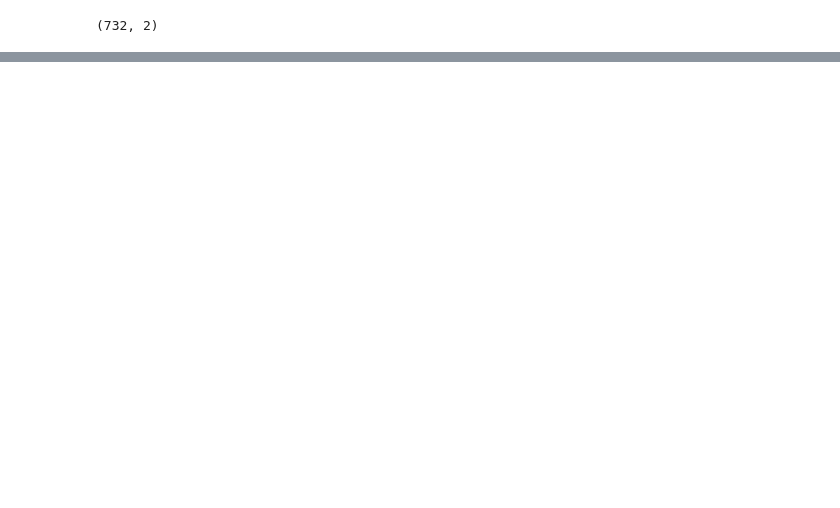
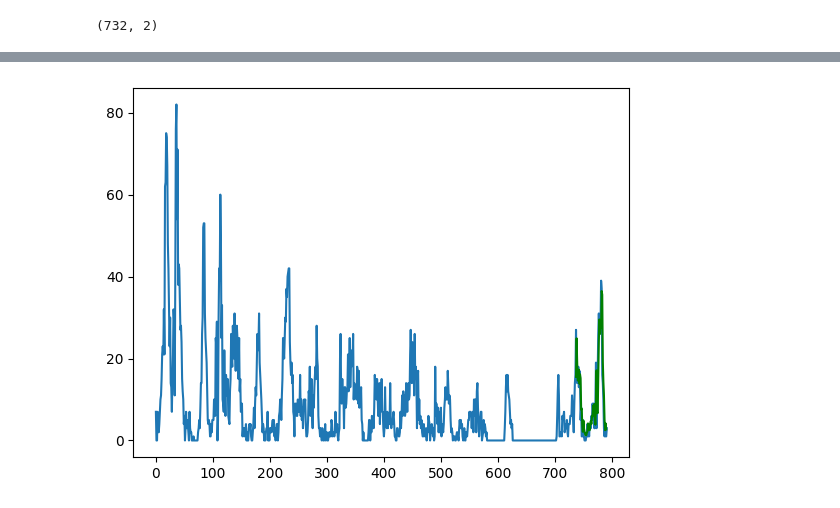
Before and after one commit to meonghiem/GR3, a Jupyter notebook: src/LSTM.ipynb, the cells around one changed output, grey strips where cells are left out. Cells and saved outputs as stored; diff of their text form; code cells hidden in the pictures; blank space fills up the shorter version.

```diff
--- a/src/LSTM.ipynb
+++ b/src/LSTM.ipynb
@@ -1,25 +1,32 @@
 # %%
 from pandas import read_csv
 #Load data set
-series_influ_A_df = read_csv('../data/vietnam_flu_A.csv')
+series_influ_A_df = read_csv('../data/vietnam_flu_A.csv', usecols=[1], engine='python')
+# series_influ_A_df = series_influ_A_df["Influenza A - All types of surveillance"]
 series_influ_A_df = series_influ_A_df.dropna()
+series_influ_A_df = series_influ_A_df.astype('float32')
+series_influ_A_df = series_influ_A_df.values
+# normalize the dataset
+from sklearn.preprocessing import MinMaxScaler
+scaler = MinMaxScaler(feature_range=(0, 1))
+dataset = scaler.fit_transform(series_influ_A_df)
 # Create Training and Test
-train = series_influ_A_df["Influenza A - All types of surveillance"][:735]
-test = series_influ_A_df["Influenza A - All types of surveillance"][735:]
+train = dataset[:735, :]
+test = dataset[735:, :]
 # %%
 import numpy as np
 # convert an array of values into a dataset matrix
 def create_dataset(dataset, look_back=1):
     dataX, dataY = [], []
     for i in range(len(dataset)-look_back-1):
-        a = dataset[i:(i+look_back)]
+        a = dataset[i:(i+look_back), 0]
         dataX.append(a)
-        dataY.append(dataset[i + look_back])
+        dataY.append(dataset[i + look_back, 0])
     return np.array(dataX), np.array(dataY)
 # %%
 look_back = 2
-trainX, trainY = create_dataset(train.to_numpy(copy=True), look_back)
-testX, testY = create_dataset(test.to_numpy(copy=True), look_back)
+trainX, trainY = create_dataset(train, look_back)
+testX, testY = create_dataset(test, look_back)
 # %%
 print(trainX.shape)
 # reshape input to be [samples, time steps, features]
@@ -40,0 +68,11 @@ model.fit(trainX, trainY, epochs=100, batch_size=1, verbose=2)
+# %%
+from sklearn.metrics import mean_squared_error
+# make predictions
+testPredict = model.predict(testX)
+# invert predictions
+testPredict = scaler.inverse_transform(testPredict)
+testY_ = scaler.inverse_transform([testY])
+print(testY_)
+# calculate root mean squared error
+testScore = np.sqrt(mean_squared_error(testY_[0], testPredict[:,0]))
+print('Test Score: %.2f RMSE' % (testScore))
@@ -40,0 +91,10 @@ model.fit(trainX, trainY, epochs=100, batch_size=1, verbose=2)
+# %%
+import matplotlib.pyplot as plt
+testPredictPlot = np.empty_like(dataset)
+testPredictPlot[:, :] = np.nan
+testPredictPlot[len(trainX)+(look_back*2)+1:len(dataset)-1, :] = testPredict
+plt.plot(scaler.inverse_transform(dataset))
+plt.plot(testPredictPlot, color = 'green')
+plt.show()
+# %% [output]
+[figure, added]
```
Also changed, not shown: parts of 2 cells of this notebook.
